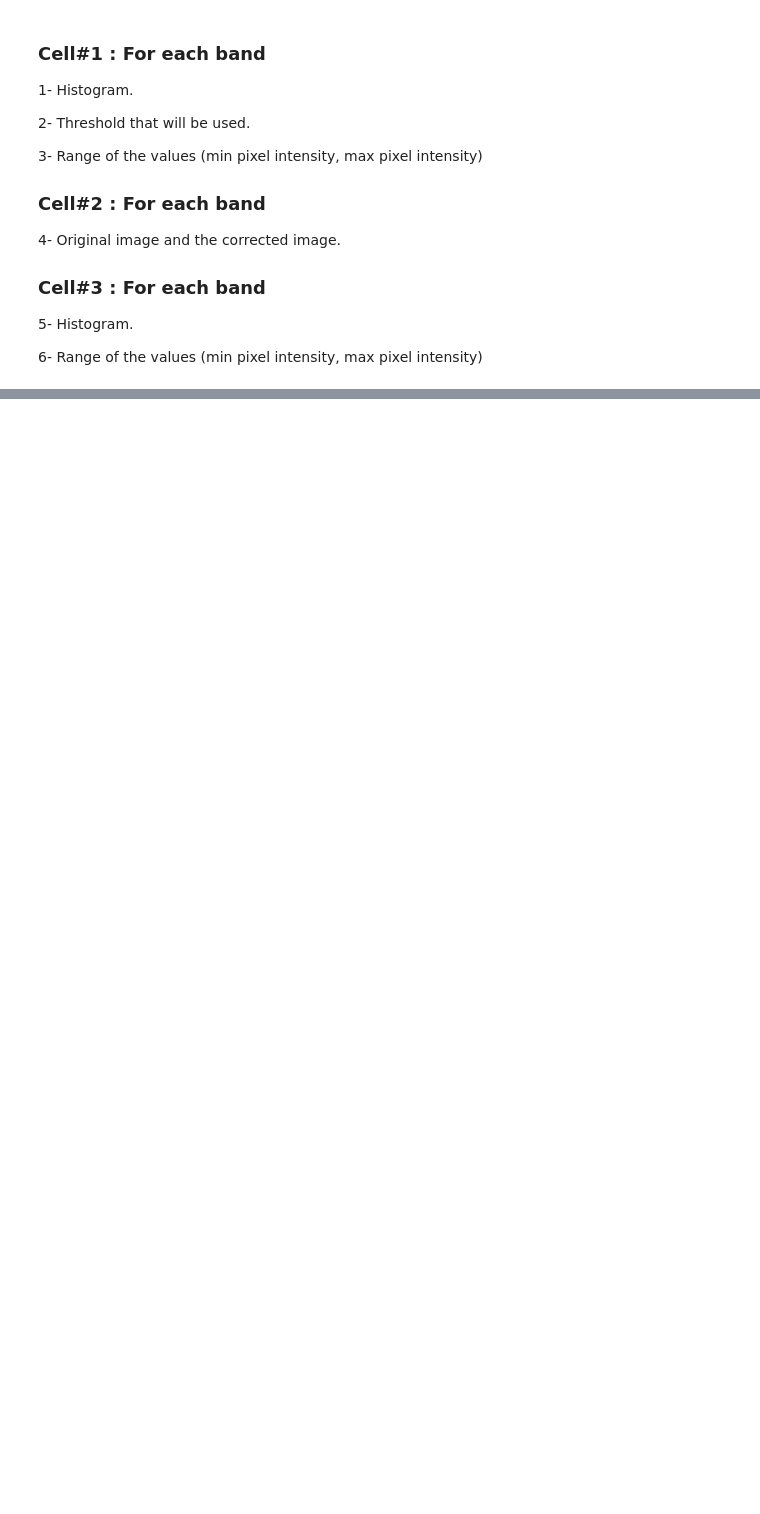
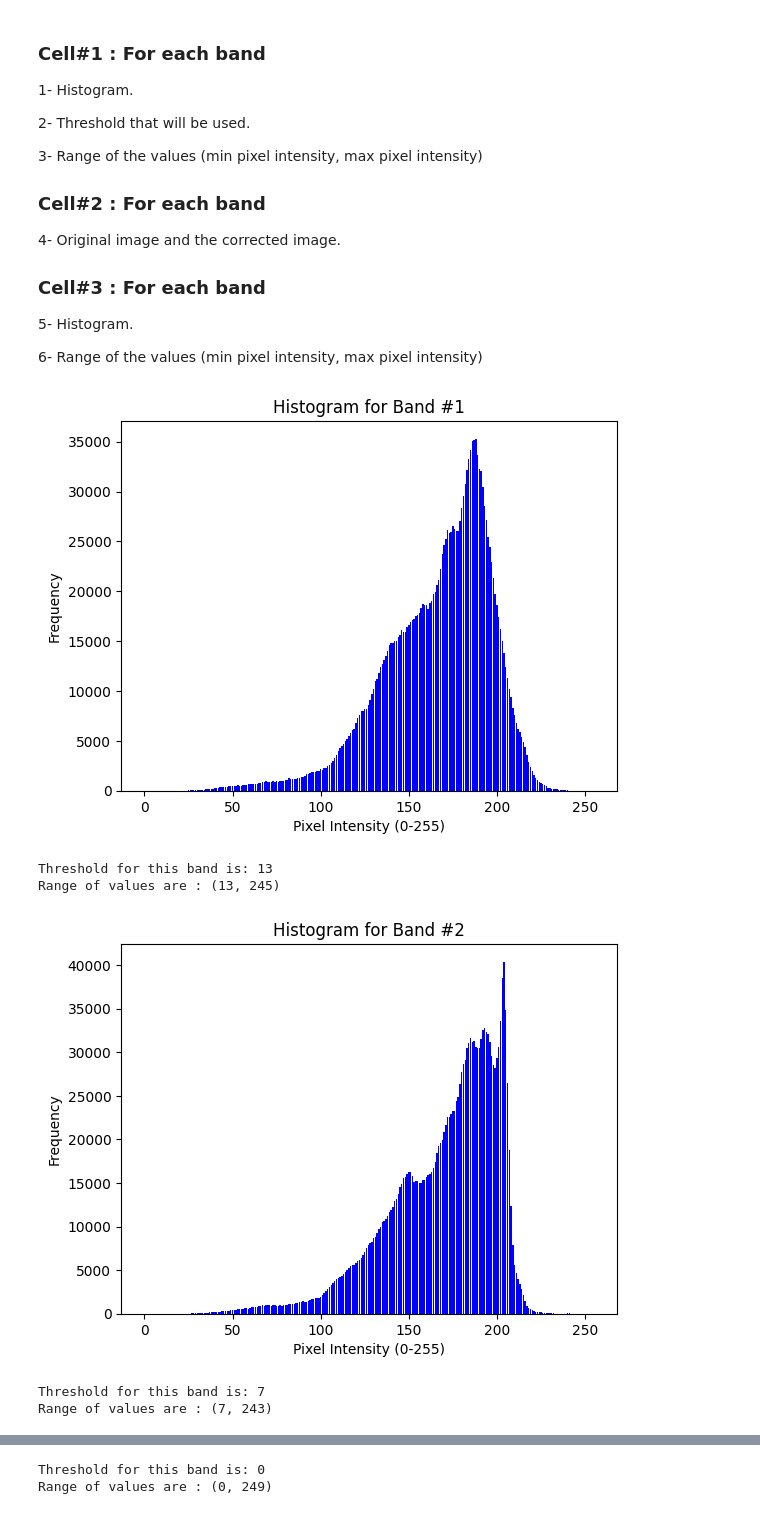
Before and after one commit to Sara-Gamal12/Satellite-Imagery-Labs, a Jupyter notebook: lab1/lab1.ipynb, the cells around one changed output, grey strips where cells are left out. Drawn from its saved outputs; the diff is of its cells as text; code cells hidden in the pictures; blank space fills up the shorter version.

```diff
--- a/lab1/lab1.ipynb
+++ b/lab1/lab1.ipynb
@@ -73,7 +73,7 @@ dataset and flags any pixel (BVi,j,k) having a brightness value of zero (while t
   2- Original image and the corrected image.
 # %%
 #Read in raster image 'RBN_Forest_27.tif'
-img_ds= gdal.Open('/content/RBN_Forest_27.tif', gdal.GA_ReadOnly)
+img_ds= gdal.Open('/content/drive/MyDrive/RBN_Forest_27.tif', gdal.GA_ReadOnly)
 num_bands=img_ds.RasterCount
 # TODO: loop on all bands
 for i in range(1,num_bands+1):
@@ -148,18 +148,32 @@ Number of corrected pixels is 0 in band#6
   6- Range of the values (min pixel intensity, max pixel intensity)
 # %%
 # Cell#1
-
 #Read in raster image 'haze_img.png'
-
+img_ds= gdal.Open('/content/drive/MyDrive/haze_img.png', gdal.GA_ReadOnly)
+num_bands=img_ds.RasterCount
 # TODO: loop on all bands
-for band_num in range(1):
-
-    plt.title('Histogram for Band#{}'.format(band_num))
+threshold_array=[]
+for band_num in range(1,num_bands+1):
+    band = img_ds.GetRasterBand(band_num)
+    img = band.ReadAsArray()
+    histogram, _ = np.histogram(img, bins=256, range=(0, 255))
+    plt.bar(range(256), histogram, color='blue')  # Use bar chart
+    plt.title(f'Histogram for Band #{band_num}')
+    plt.xlabel('Pixel Intensity (0-255)')
+    plt.ylabel('Frequency')
     plt.show()
-    threshold = 0
-    min = 0
-    max = 0
+    threshold = np.min(np.where(histogram > 0))
+    min_value = np.min(np.where(histogram > 0))
+    max_value = np.max(np.where(histogram > 0))
+    threshold_array.append(threshold)
     # TODO: Display threshold value that will be used for this band.
     print("Threshold for this band is: {}".format(threshold))
     # TODO: Display the range of values in this band
-    print("Range of values are : ({}, {})".format(min, max))
+    print("Range of values are : ({}, {})".format(min_value, max_value))
+# %% [output]
+[figure, added]
+Threshold for this band is: 13
+Range of values are : (13, 245)
+[figure, added]
+Threshold for this band is: 7
+Range of values are : (7, 243)
@@ -165,0 +181,2 @@ for band_num in range(1):
+Threshold for this band is: 0
+Range of values are : (0, 249)
```
Also changed, not shown: parts of 4 cells of this notebook, 4 other files.
